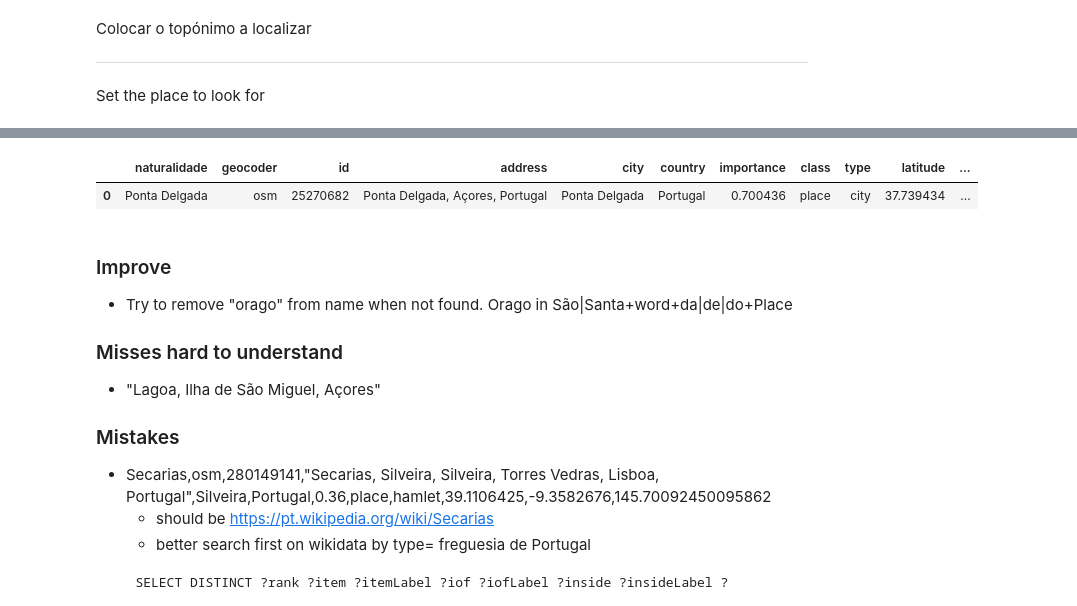
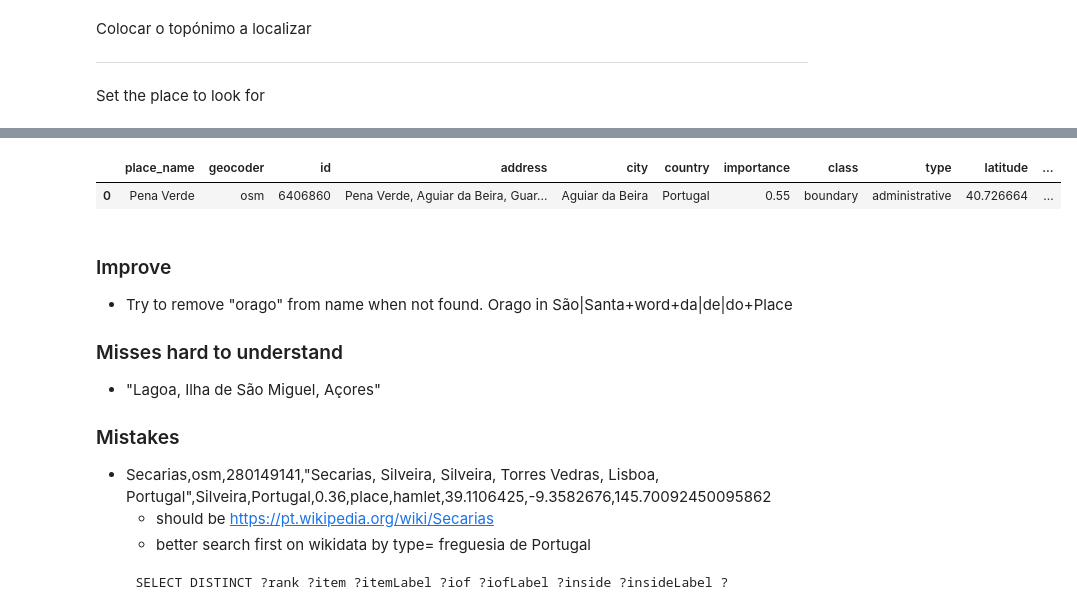
Before and after one commit to joaquimrcarvalho/fauc1537-1919, a Jupyter notebook: notebooks/025-geographic.ipynb, the cells around one changed output, grey strips where cells are left out. Cells and saved outputs as stored; diff of their text form; code cells hidden in the pictures.

```diff
--- a/notebooks/025-geographic.ipynb
+++ b/notebooks/025-geographic.ipynb
@@ -260,5 +377,0 @@ Not found: Aveiro
-# %%
-cache_df
-# %% [output]
-|  | naturalidade | geocoder | id | address | city | country | importance | class | type | latitude | ... |
-| 0 | Ponta Delgada | osm | 25270682 | Ponta Delgada, Açores, Portugal | Ponta Delgada | Portugal | 0.700436 | place | city | 37.739434 | ... |
@@ -265,3 +386,21 @@ cache_df
+# %%
+place = "Pena Verde"
+
+if place in nplaces.keys():
+    nplace = nplaces[place]
+    print(f"Normalized: {nplace}")
+else:
+    nplace = place
+
+uc_location = (40.207422, -8.4260033)
+countries = ['pt', 'br',['ao','mz','cv','st','mo','in'],['es','it','fr','ie','de'],None]
+
+locator = GeocodeOSM('fauc1537-1919', timeout=15)
+result = locator.geocode_osm(nplace, featuretype=None, countries=countries, distance_from=uc_location, search_all=False)
+result
+# %% [output]
+|  | place_name | geocoder | id | address | city | country | importance | class | type | latitude | ... |
+| 0 | Pena Verde | osm | 6406860 | Pena Verde, Aguiar da Beira, Guar... | Aguiar da Beira | Portugal | 0.55 | boundary | administrative | 40.726664 | ... |
 # %% [markdown]
 ### Improve
 
```
Also changed, not shown: parts of 19 cells of this notebook.
